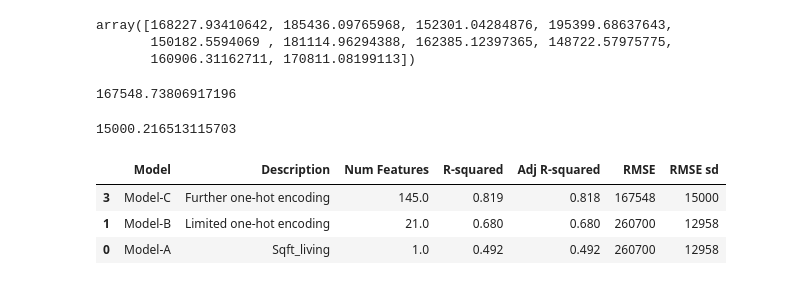
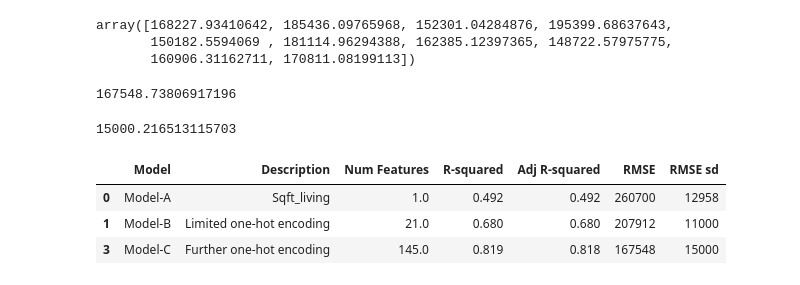
Before and after one commit to Judykoech/Phase2--Group1-Project, a Jupyter notebook: student.ipynb, the cells around one changed output. Drawn from its saved outputs; the diff is of its cells as text; code cells hidden in the pictures.

```diff
--- a/student.ipynb
+++ b/student.ipynb
@@ -1617,8 +1612,8 @@ linreg.fit(X_train2, y_train2)
 
 scores = cross_val_score(
             linreg,
-            X_train,
-            y_train,
+            X_train2,
+            y_train2,
             cv=10,
             scoring="neg_mean_squared_error"
 )
@@ -1857,12 +1849,11 @@ array([168227.93410642, 185436.09765968, 152301.04284876, 195399.68637643,
 # %%
 # Add model to evaluation table
 evaluationtable.loc[3] = ['Model-C', 'Further one-hot encoding', model.df_model, round(model.rsquared,3)
                           ,round(model.rsquared_adj,3), int(rmse_scores.mean()), int(rmse_scores.std()) ]
-
 # View our evaluation table
-evaluationtable.sort_values(by = 'Adj R-squared', ascending=False)
+evaluationtable.sort_values(by = 'Adj R-squared', ascending=True)
 # %% [output]
 |  | Model | Description | Num Features | R-squared | Adj R-squared | RMSE | RMSE sd |
+| 0 | Model-A | Sqft_living | 1.0 | 0.492 | 0.492 | 260700 | 12958 |
+| 1 | Model-B | Limited one-hot encoding | 21.0 | 0.680 | 0.680 | 207912 | 11000 |
 | 3 | Model-C | Further one-hot encoding | 145.0 | 0.819 | 0.818 | 167548 | 15000 |
-| 1 | Model-B | Limited one-hot encoding | 21.0 | 0.680 | 0.680 | 260700 | 12958 |
-| 0 | Model-A | Sqft_living | 1.0 | 0.492 | 0.492 | 260700 | 12958 |
```
Also changed, not shown: parts of 14 cells of this notebook.
